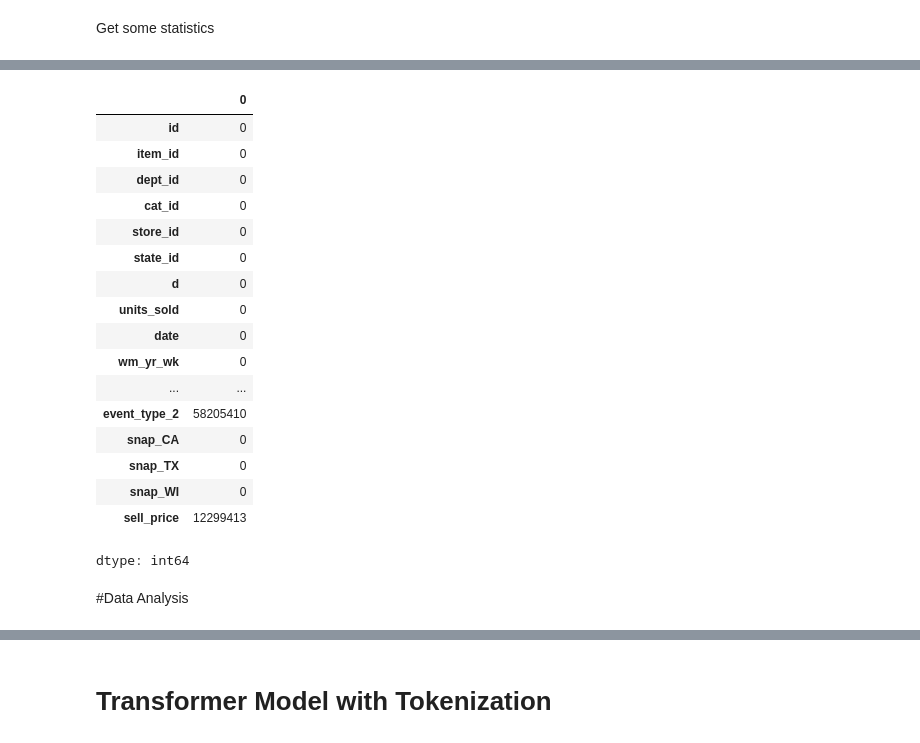
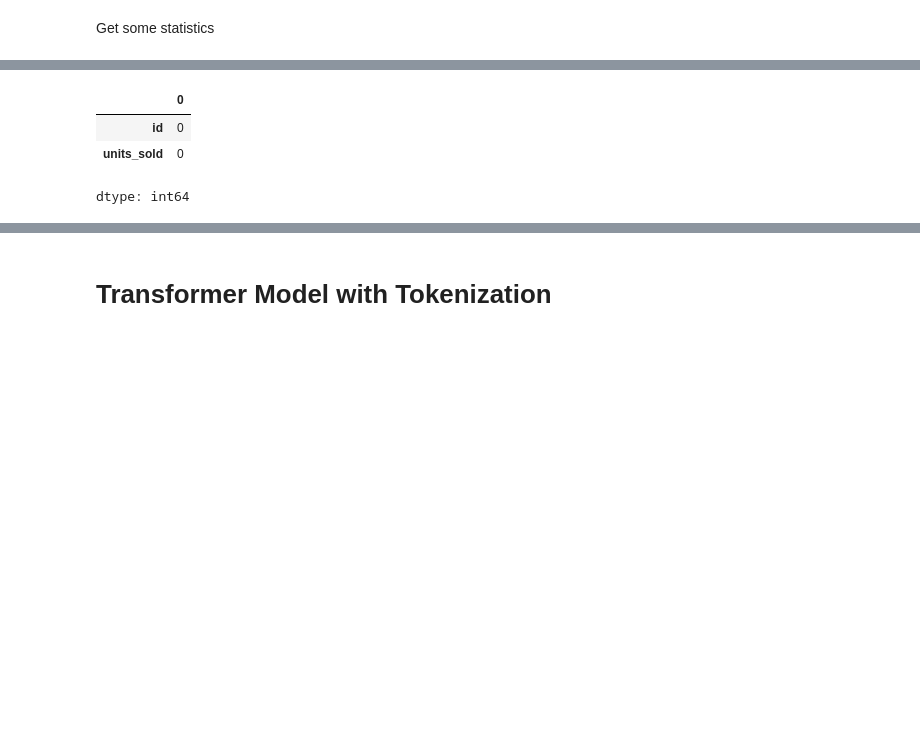
Before and after one commit to Legacy560/MTLSA25-Sales-Forecasting-Project, a Jupyter notebook: Cleaning and ARIMA/Sales_Forecasting_transformer.ipynb, the cells around one changed output, grey strips where cells are left out. Saved outputs shown, nothing was run; the diff lists cells and outputs as text; code cells hidden in the pictures; blank space fills up the shorter version.

```diff
--- a/Cleaning and ARIMA/Sales_Forecasting_transformer.ipynb
+++ b/Cleaning and ARIMA/Sales_Forecasting_transformer.ipynb
@@ -305,6 +261,3 @@ salesEvalLong = salesEvalLong.merge(cal, on="d", how="left")
 # %%
 #Merge with prices dataset
-salesFull = salesValLong.merge(prices, on=["store_id", "item_id", "wm_yr_wk"], how="left")
-del salesValLong
-del cal
-del salesVal
+salesFull = salesValLong1.merge(prices, on=["store_id", "item_id", "wm_yr_wk"], how="left")
@@ -359,5 +289,3 @@ downcast(salesEvalFull)
 salesFull.shape
 # %% [output]
 (58327370, 22)
-# %%
-salesFull = salesFull[salesFull['units_sold'] != 0]
@@ -381,0 +292,13 @@ salesFull.shape
+# %%
+# Step 1: Filter for a single store: CA_1
+df_CA_1 = salesFull[salesFull['store_id'] == 'CA_1']
+
+# Step 2: Get unique item IDs sold at this store
+unique_items = df_CA_1['item_id'].unique()
+
+# Step 3: Randomly choose 10 items (fixed seed)
+np.random.seed(42)
+selected_items = np.random.choice(unique_items, size=10, replace=False)
+
+# Step 4: Filter the full store dataset for those 10 items
+subset_df_CA_1 = df_CA_1[df_CA_1['item_id'].isin(selected_items)].copy()
@@ -381,0 +329,4 @@ salesFull.shape
+# %%
+univariate_df_CA_1 = subset_df_CA_1[['id', 'units_sold']].copy()
+display(univariate_df_CA_1.head())
+display(univariate_df_CA_1.tail())
@@ -396,27 +360,8 @@ salesFull.describe()
 # %%
 #Check for missing values in full dataset
-display(salesFull.isnull().sum())
-
-#Add total sale column
-salesFull['total_sale'] = salesFull['units_sold'] * salesFull['sell_price']
+display(univariate_df_CA_1.isnull().sum())
 # %% [output]
 |  | 0 |
 | id | 0 |
-| item_id | 0 |
-| dept_id | 0 |
-| cat_id | 0 |
-| store_id | 0 |
-| state_id | 0 |
-| d | 0 |
 | units_sold | 0 |
-| date | 0 |
-| wm_yr_wk | 0 |
-| ... | ... |
-| event_type_2 | 58205410 |
-| snap_CA | 0 |
-| snap_TX | 0 |
-| snap_WI | 0 |
-| sell_price | 12299413 |
 dtype: int64
-# %% [markdown]
-#Data Analysis
```
Also changed, not shown: parts of 69 cells of this notebook.
